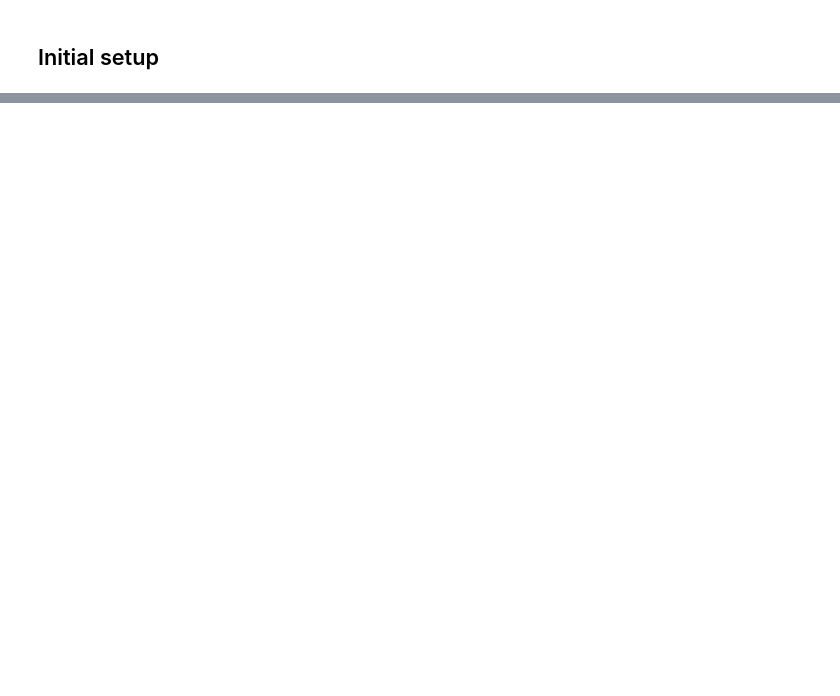
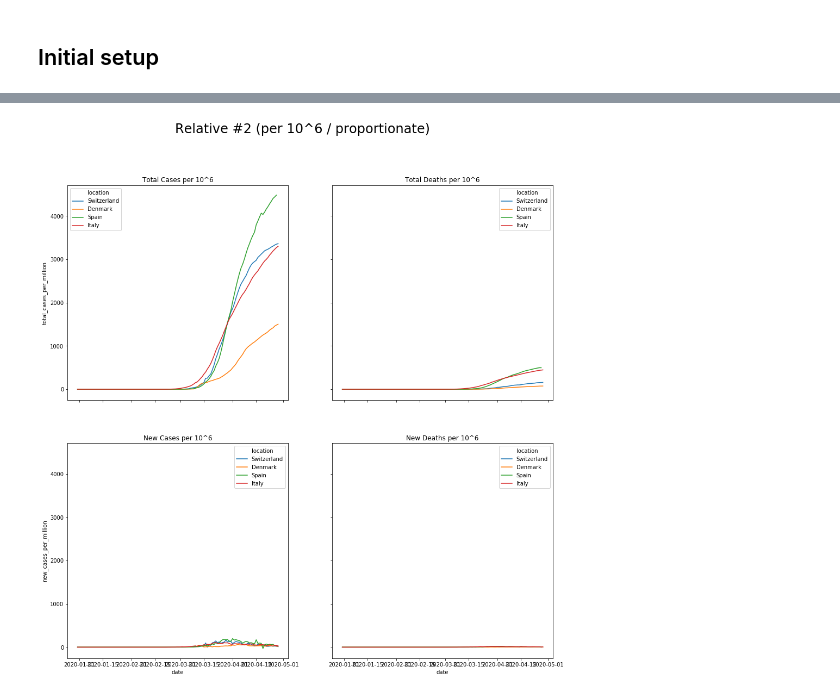
Before and after one commit to adamjakab/covid-19, a Jupyter notebook: covid-19.ipynb, the cells around one changed output, grey strips where cells are left out. Cells and saved outputs as stored; diff of their text form; code cells hidden in the pictures; blank space fills up the shorter version.

```diff
--- a/covid-19.ipynb
+++ b/covid-19.ipynb
@@ -76,0 +118,13 @@ sns.lineplot(x=c19_conf_sel_trans.index, y="Italy", data=c19_conf_sel_trans)
+# %%
+# Normalized to 10^6 - unified scale Y axis for each plot
+fig, ((ax1, ax2), (ax3, ax4)) = plt.subplots(ncols=2, nrows=2, figsize=(16,16), sharex=True, sharey=True)
+fig.suptitle('Relative #2 (per 10^6 / proportionate)', fontsize=24)
+
+sns.lineplot(x='date', y="total_cases_per_million", hue='location', data=c19_sel, ax=ax1).set_title('Total Cases per 10^6')
+sns.lineplot(x='date', y="total_deaths_per_million", hue='location', data=c19_sel, ax=ax2).set_title('Total Deaths per 10^6')
+sns.lineplot(x='date', y="new_cases_per_million", hue='location', data=c19_sel, ax=ax3).set_title('New Cases per 10^6')
+sns.lineplot(x='date', y="new_deaths_per_million", hue='location', data=c19_sel, ax=ax4).set_title('New Deaths per 10^6')
+
+plt.show()
+# %% [output]
+[figure, added]
```
Also changed, not shown: parts of 12 cells of this notebook, 1 other file.
